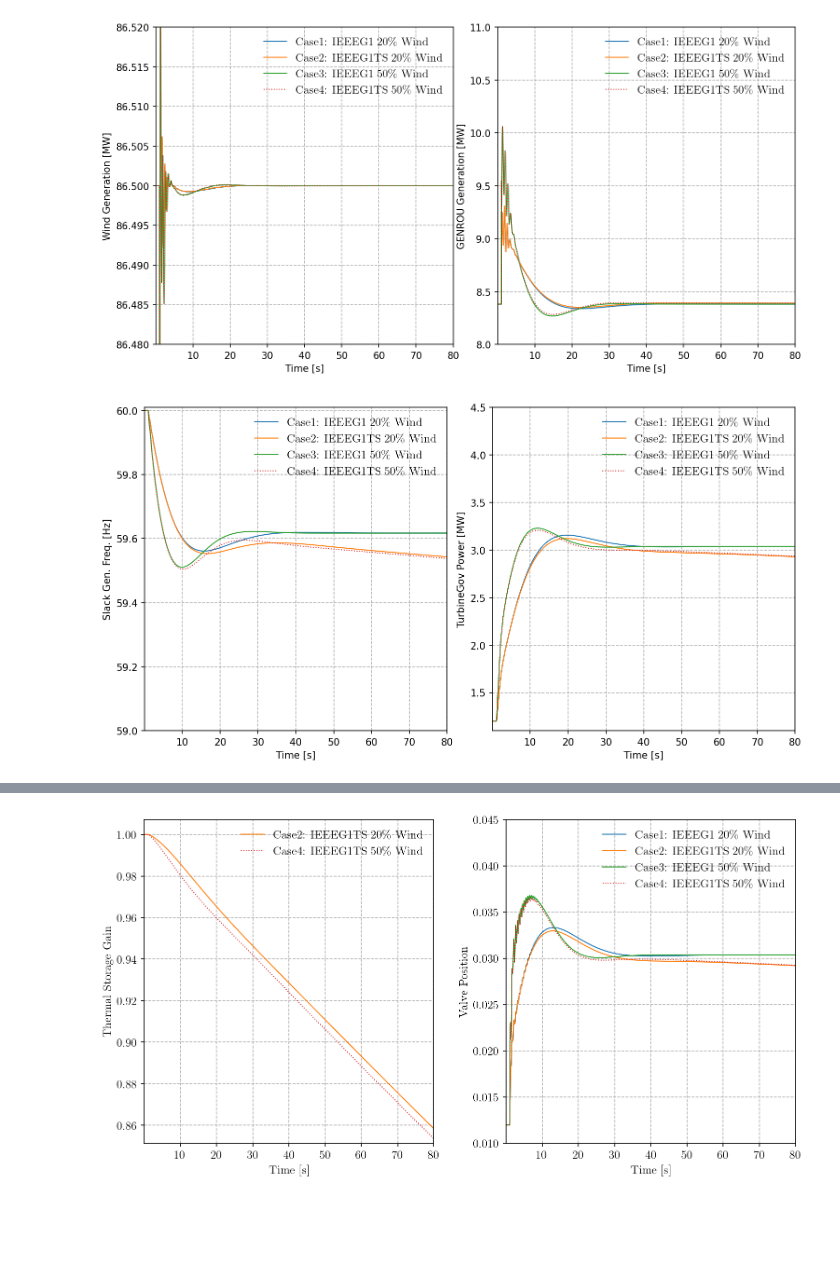
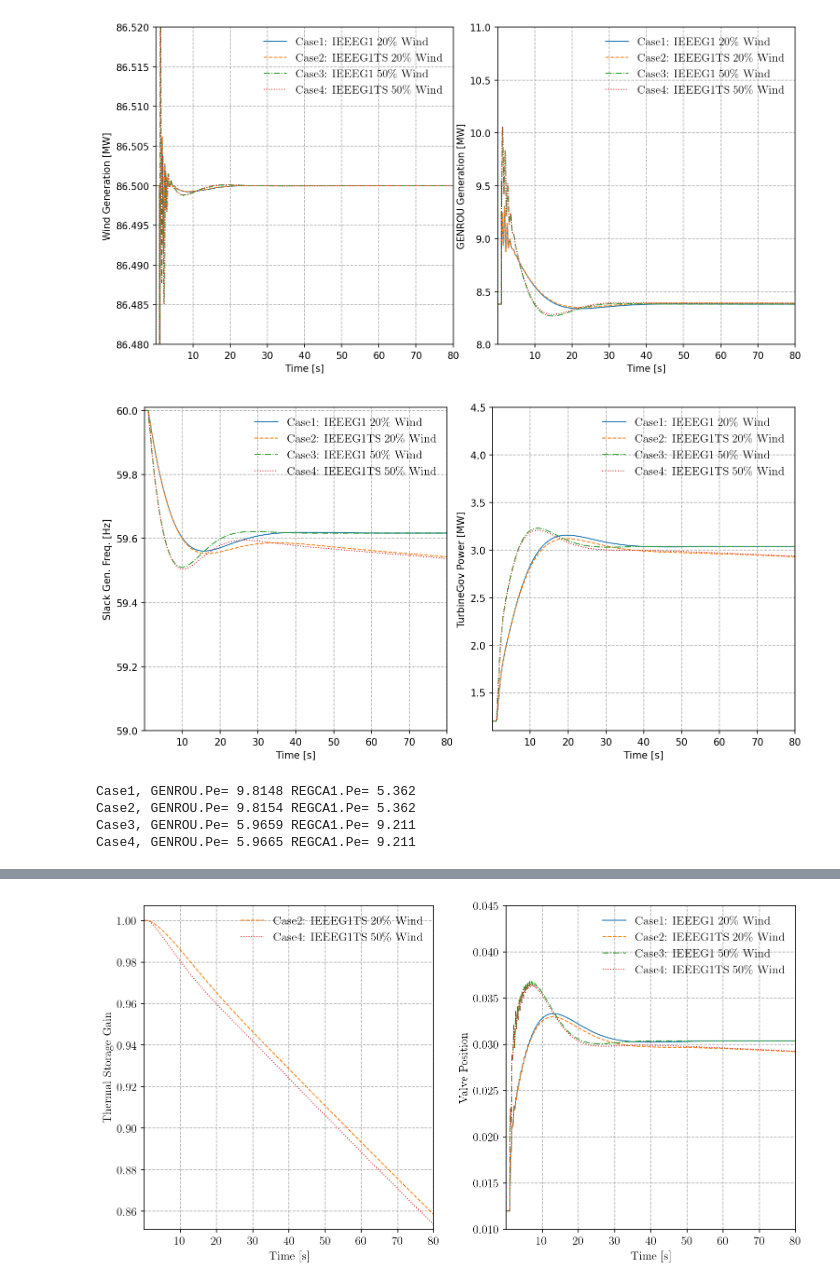
Before and after one commit to jinningwang/thermal_inertia, a Jupyter notebook: CaseStudy.ipynb, the cells around one changed output, grey strips where cells are left out. Drawn from its saved outputs; the diff is of its cells as text; code cells hidden in the pictures; blank space fills up the shorter version.

Commit message:
[WIP] Fix dynamic cases

```diff
--- a/CaseStudy.ipynb
+++ b/CaseStudy.ipynb
@@ -237,69 +252,79 @@ _ = s1.TDS.plt.plot(s1.GENROU.omega,
                     show=False, grid=True,
                     ylabel='Slack Gen. Freq. [Hz]',
                     yheader=[legends[0]],
-                    colors=colors[0],
-                    linestyles=linestyles[0],
+                    colors=[colors[0]],
+                    linestyles=[linestyles[0]],
                     fig=fig, ax=ax[0])
 _ = s2.TDS.plt.plot(s2.GENROU.omega,
                     a=a,
                     ytimes=s2.config.freq,
                     show=False,
                     yheader=[legends[1]],
-                    colors=colors[1],
-                    linestyles=linestyles[1],
+                    colors=[colors[1]],
+                    linestyles=[linestyles[1]],
                     fig=fig, ax=ax[0],)
 _ = s3.TDS.plt.plot(s3.GENROU.omega,
                     a=a,
                     ytimes=s3.config.freq,
                     show=False,
                     yheader=[legends[2]],
-                    colors=colors[2],
-                    linestyles=linestyles[2],
+                    colors=[colors[2]],
+                    linestyles=[linestyles[2]],
                     fig=fig, ax=ax[0],)
 _ = s4.TDS.plt.plot(s4.GENROU.omega,
                     a=a,
                     ytimes=s4.config.freq,
                     show=False,
                     yheader=[legends[3]],
-                    colors=colors[3],
-                    linestyles=linestyles[3],
+                    colors=[colors[3]],
+                    linestyles=[linestyles[3]],
                     fig=fig, ax=ax[0],)
 
 a = (0,)
 tmin, tmax = 1.1, 4.5
 _ = s1.TDS.plt.plot(s1.IEEEG1.pout,
                     a=a,
                     ytimes=s1.config.mva,
                     ymin=tmin, ymax=tmax,
                     show=False, grid=True,
                     ylabel='TurbineGov Power [MW]',
                     yheader=[legends[0]],
-                    colors=colors[0],
-                    linestyles=linestyles[0],
+                    colors=[colors[0]],
+                    linestyles=[linestyles[0]],
                     fig=fig, ax=ax[1],)
 _ = s2.TDS.plt.plot(s2.IEEEG1TS.pout,
                     a=a,
                     ytimes=s2.config.mva,
                     show=False,
                     yheader=[legends[1]],
-                    colors=colors[1],
-                    linestyles=linestyles[1],
+                    colors=[colors[1]],
+                    linestyles=[linestyles[1]],
                     fig=fig, ax=ax[1],)
 _ = s3.TDS.plt.plot(s3.IEEEG1.pout,
                     a=a,
                     ytimes=s2.config.mva,
                     show=False,
                     yheader=[legends[2]],
-                    colors=colors[2],
-                    linestyles=linestyles[2],
+                    colors=[colors[2]],
+                    linestyles=[linestyles[2]],
                     fig=fig, ax=ax[1],)
 _ = s4.TDS.plt.plot(s4.IEEEG1TS.pout,
                     a=a,
                     ytimes=s2.config.mva,
                     show=False,
                     yheader=[legends[3]],
-                    colors=colors[3],
-                    linestyles=linestyles[3],
+                    colors=[colors[3]],
+                    linestyles=[linestyles[3]],
                     fig=fig, ax=ax[1],)
 # %% [output]
-[figure, old version]
+[figure, new version]
+# %%
+print('Case1, GENROU.Pe=', s1.GENROU.Pe.v.sum().round(4), 'REGCA1.Pe=', s1.REGCA1.Pe.v.sum().round(4))
+print('Case2, GENROU.Pe=', s2.GENROU.Pe.v.sum().round(4), 'REGCA1.Pe=', s2.REGCA1.Pe.v.sum().round(4))
+print('Case3, GENROU.Pe=', s3.GENROU.Pe.v.sum().round(4), 'REGCA1.Pe=', s3.REGCA1.Pe.v.sum().round(4))
+print('Case4, GENROU.Pe=', s4.GENROU.Pe.v.sum().round(4), 'REGCA1.Pe=', s4.REGCA1.Pe.v.sum().round(4))
+# %% [output]
+Case1, GENROU.Pe= 9.8148 REGCA1.Pe= 5.362
+Case2, GENROU.Pe= 9.8154 REGCA1.Pe= 5.362
+Case3, GENROU.Pe= 5.9659 REGCA1.Pe= 9.211
+Case4, GENROU.Pe= 5.9665 REGCA1.Pe= 9.211
```
Also changed, not shown: parts of 15 cells of this notebook, 1 other file.
